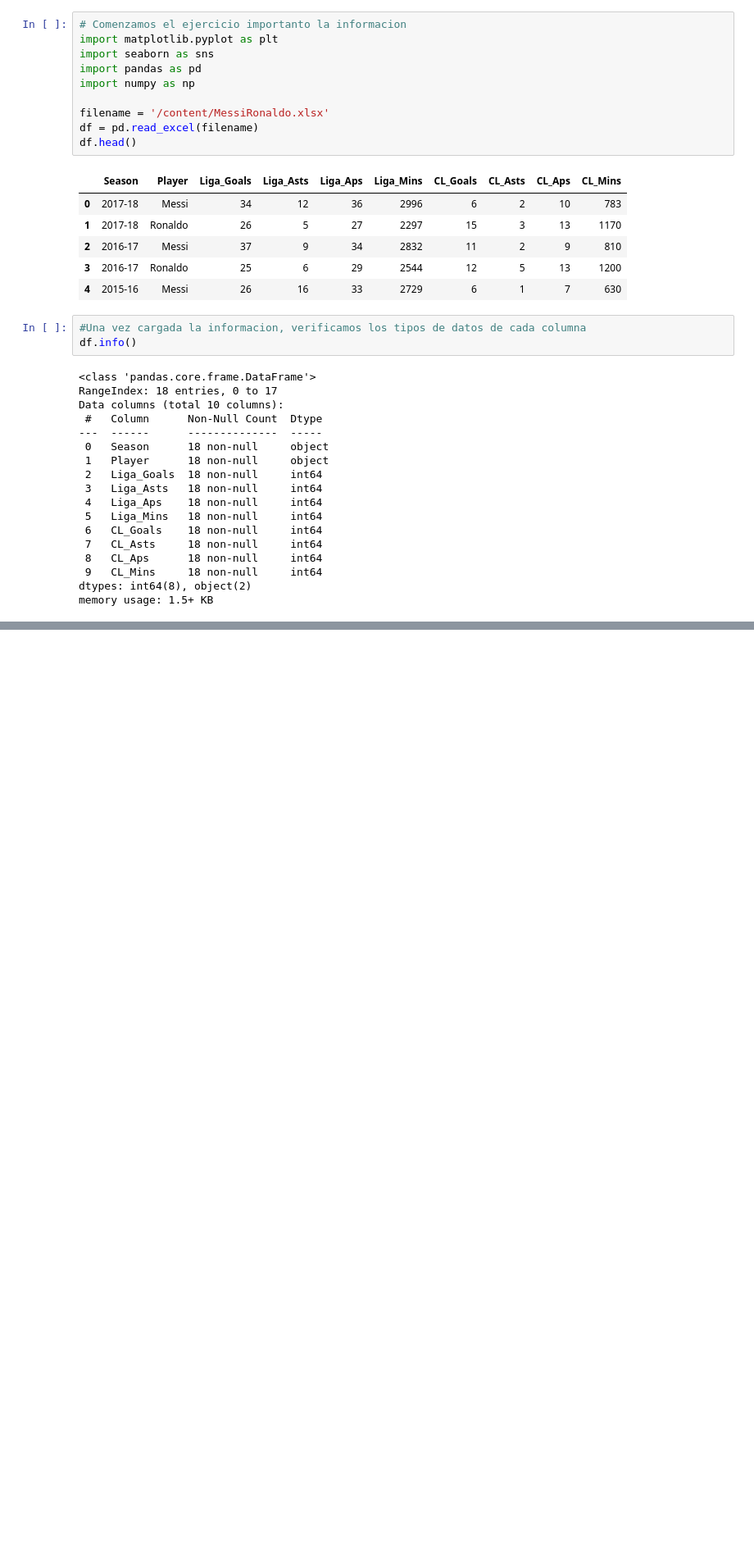
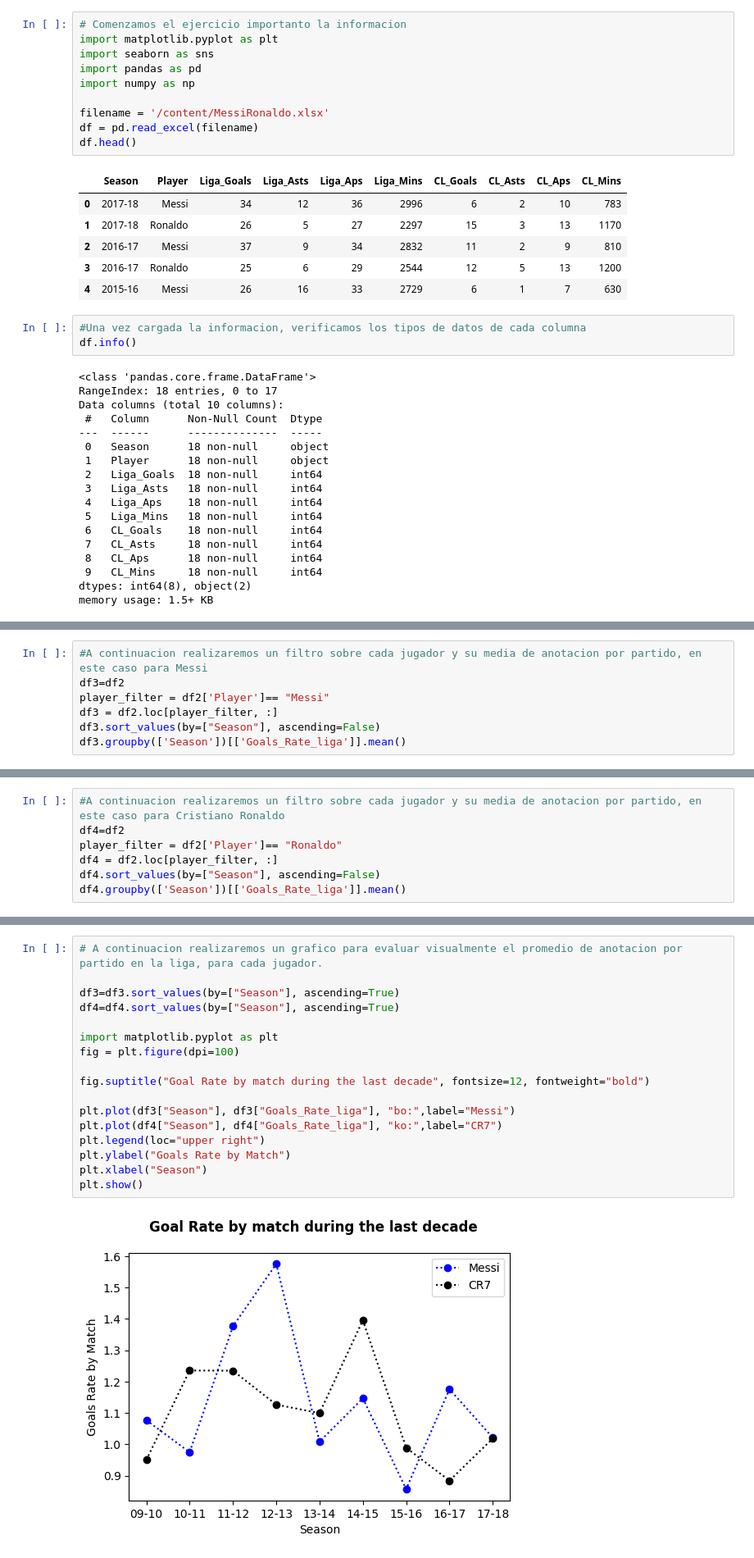
Before and after one commit to Paolo20224/Messi-Vs-Ronaldo-Stats, a Jupyter notebook: Messi__vs_CR7_stats.ipynb, the cells around one changed output, grey strips where cells are left out. Shown at 82% size. Cells and saved outputs as stored; diff of their text form; blank space fills up the shorter version.

```diff
--- a/Messi__vs_CR7_stats.ipynb
+++ b/Messi__vs_CR7_stats.ipynb
@@ -53,0 +78,7 @@ df2.head()
+# %%
+#A continuacion realizaremos un filtro sobre cada jugador y su media de anotacion por partido, en este caso para Messi
+df3=df2
+player_filter = df2['Player']== "Messi"
+df3 = df2.loc[player_filter, :]
+df3.sort_values(by=["Season"], ascending=False)
+df3.groupby(['Season'])[['Goals_Rate_liga']].mean()
@@ -53,0 +97,7 @@ df2.head()
+# %%
+#A continuacion realizaremos un filtro sobre cada jugador y su media de anotacion por partido, en este caso para Cristiano Ronaldo
+df4=df2
+player_filter = df2['Player']== "Ronaldo"
+df4 = df2.loc[player_filter, :]
+df4.sort_values(by=["Season"], ascending=False)
+df4.groupby(['Season'])[['Goals_Rate_liga']].mean()
@@ -53,0 +116,19 @@ df2.head()
+# %%
+# A continuacion realizaremos un grafico para evaluar visualmente el promedio de anotacion por partido en la liga, para cada jugador.
+
+df3=df3.sort_values(by=["Season"], ascending=True)
+df4=df4.sort_values(by=["Season"], ascending=True)
+
+import matplotlib.pyplot as plt
+fig = plt.figure(dpi=100)
+
+fig.suptitle("Goal Rate by match during the last decade", fontsize=12, fontweight="bold")
+
+plt.plot(df3["Season"], df3["Goals_Rate_liga"], "bo:",label="Messi")
+plt.plot(df4["Season"], df4["Goals_Rate_liga"], "ko:",label="CR7")
+plt.legend(loc="upper right")
+plt.ylabel("Goals Rate by Match")
+plt.xlabel("Season")
+plt.show()
+# %% [output]
+[figure, added]
```
Also changed, not shown: parts of 4 cells of this notebook.
